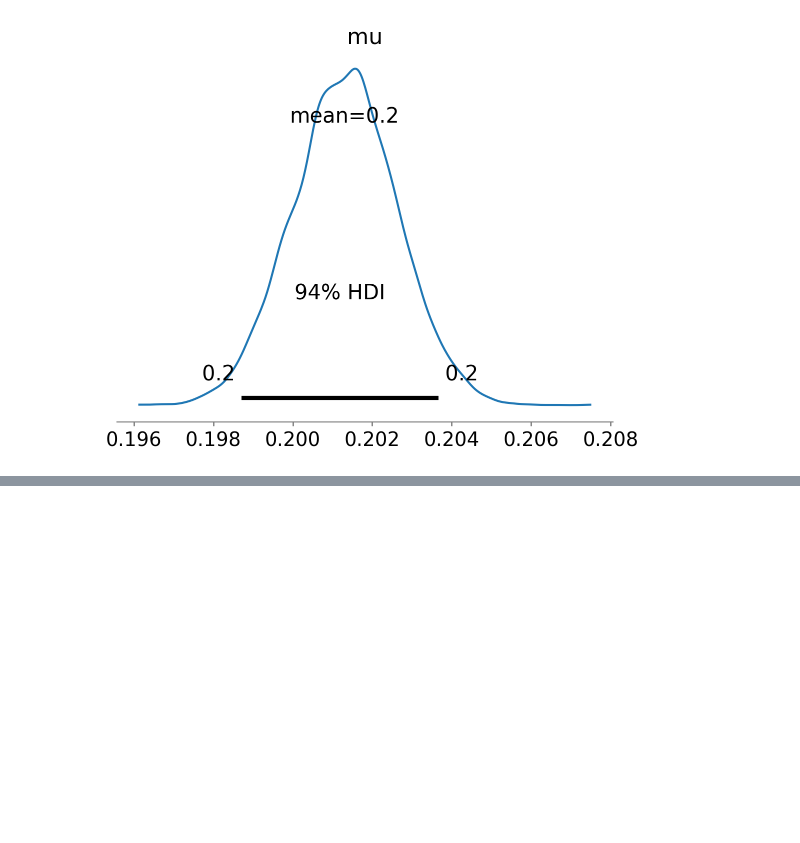
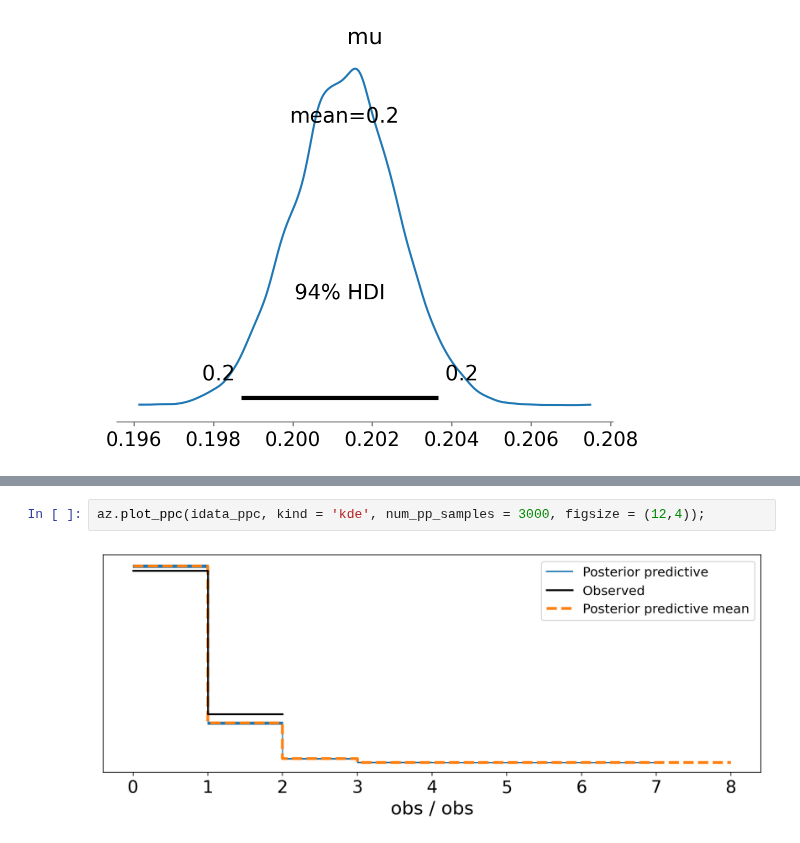
Before and after one commit to kazutax/AB_test, a Jupyter notebook: notebook/004_NumPyro_Sample実行.ipynb, the cells around one changed output, grey strips where cells are left out. Cells and saved outputs as stored; diff of their text form; blank space fills up the shorter version.

```diff
--- a/notebook/004_NumPyro_Sample実行.ipynb
+++ b/notebook/004_NumPyro_Sample実行.ipynb
@@ -79,0 +118,4 @@ az.plot_posterior(idata)
+# %%
+az.plot_ppc(idata_ppc, kind = 'kde', num_pp_samples = 3000, figsize = (12,4));
+# %% [output]
+[figure, added]
```
Also changed, not shown: parts of 8 cells of this notebook.
